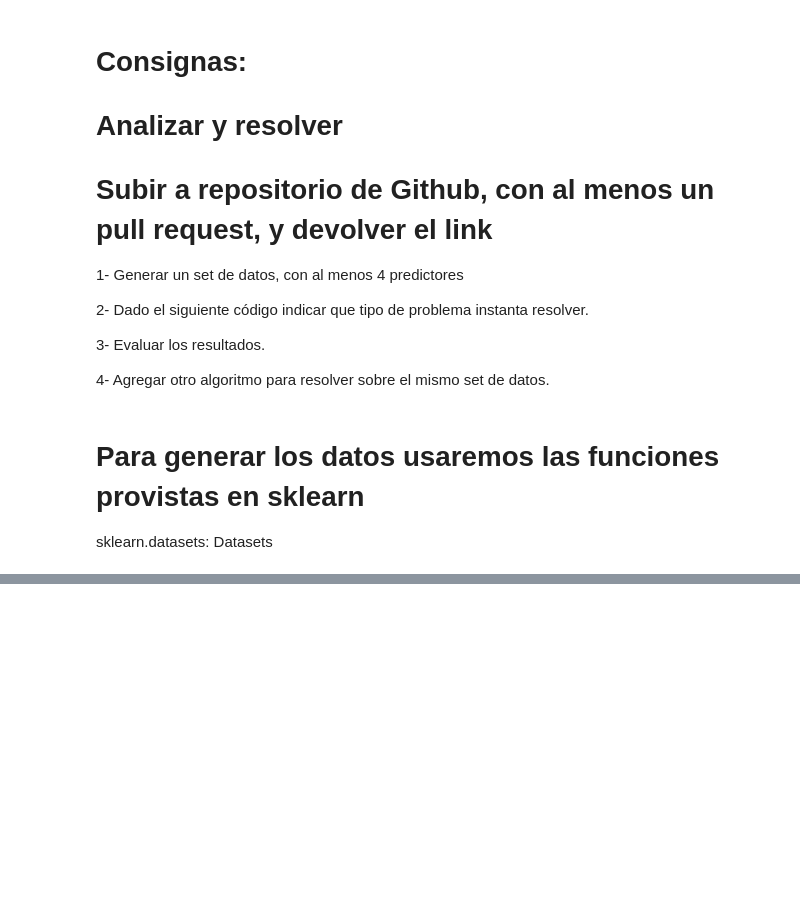
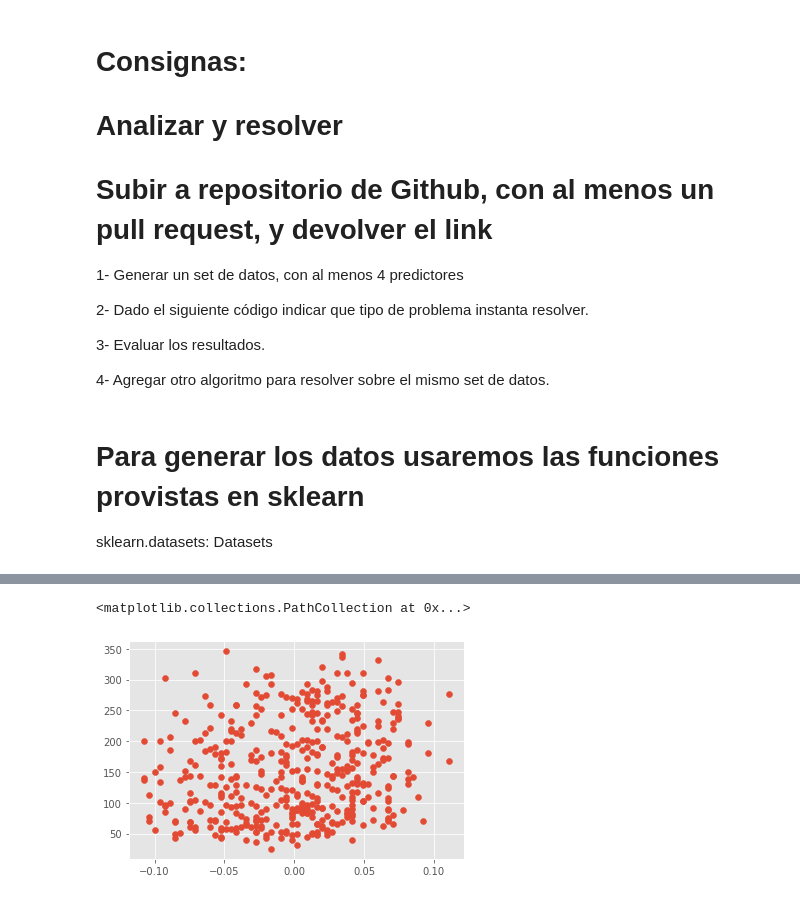
Before and after one commit to Virzlauvinen/Practico_191022, a Jupyter notebook: Examen V1.ipynb, the cells around one changed output, grey strips where cells are left out. Saved outputs shown, nothing was run; the diff lists cells and outputs as text; code cells hidden in the pictures; blank space fills up the shorter version.

```diff
--- a/Examen V1.ipynb
+++ b/Examen V1.ipynb
@@ -57,0 +51,9 @@ datos
+# %%
+# Datos
+# ==============================================================================
+from sklearn.datasets import load_diabetes
+data = load_diabetes()
+data1 = pd.DataFrame(data= np.c_[data['target'], data['data']],
+                     columns= ['target'] + data['feature_names'] )
+datos = data1
+datos
@@ -131,2 +166,5 @@ fig.suptitle('Distribución variables numéricas', fontsize = 10, fontweight = "
 # %%
-plt.scatter(datos['radio'],datos['ventas'])
+plt.scatter(datos['age'],datos['target'])
+# %% [output]
+<matplotlib.collections.PathCollection at 0x...>
+[figure, added]
```
Also changed, not shown: parts of 8 cells of this notebook.
